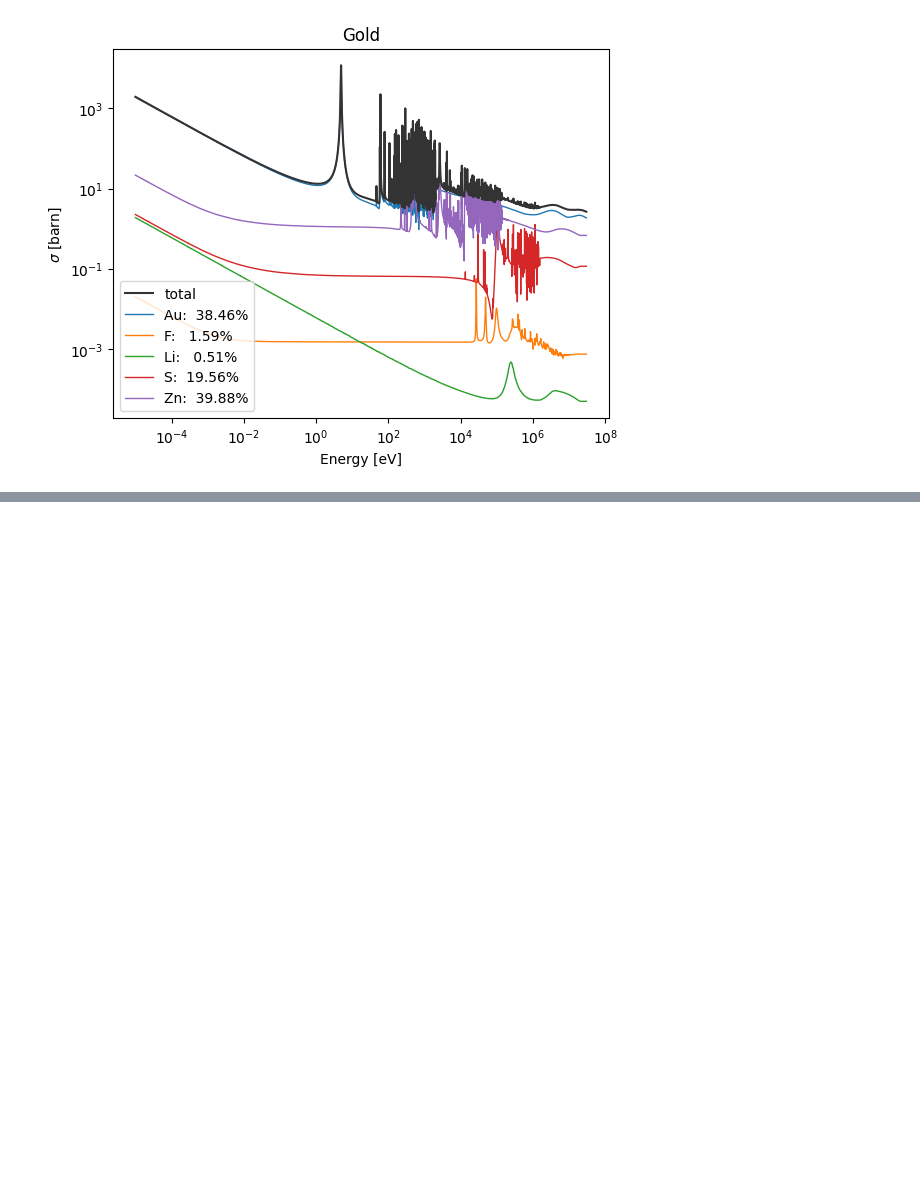
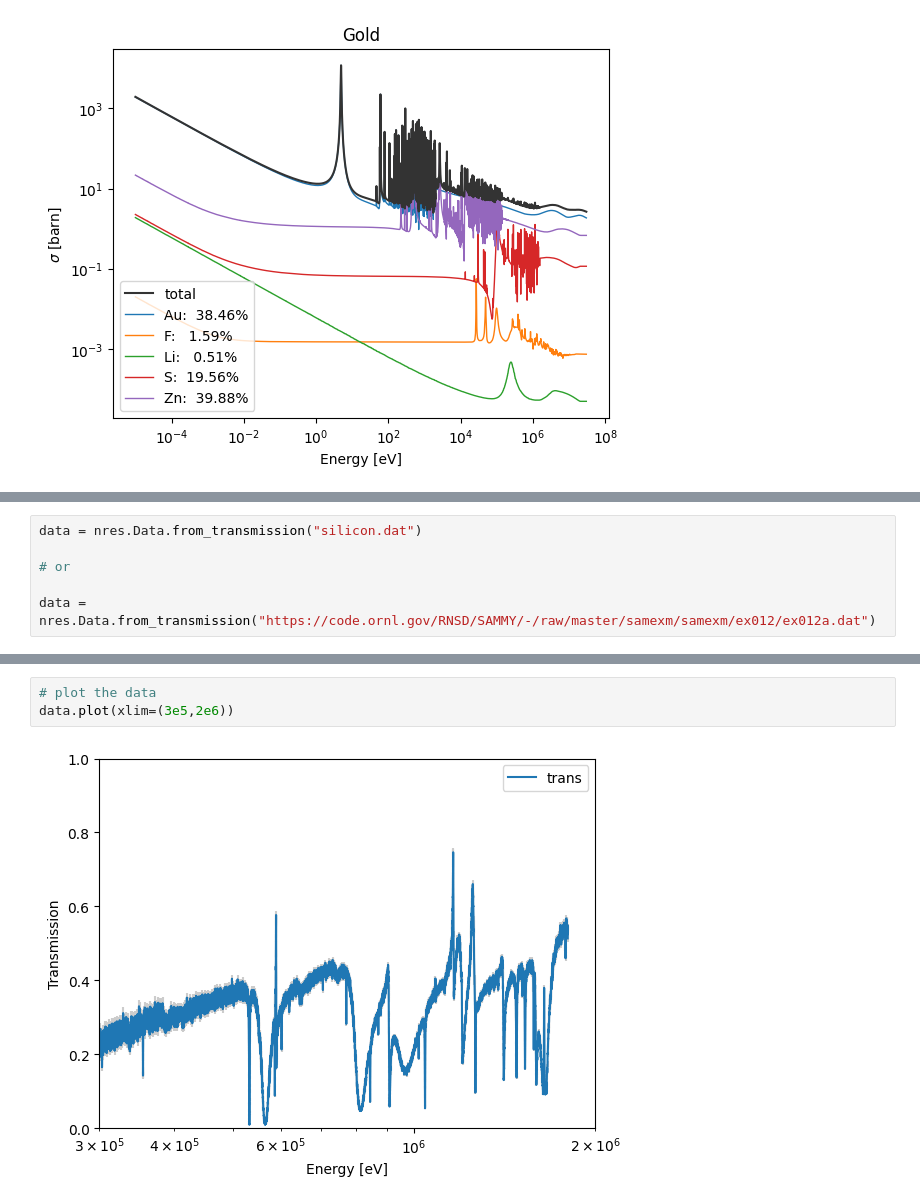
Before and after one commit to TsvikiHirsh/nres, a Jupyter notebook: notebooks/nres_demo.ipynb, the cells around one changed output, grey strips where cells are left out. Saved outputs shown, nothing was run; the diff lists cells and outputs as text; blank space fills up the shorter version.

Commit message:
add data section to demo

```diff
--- a/notebooks/nres_demo.ipynb
+++ b/notebooks/nres_demo.ipynb
@@ -269,0 +403,6 @@ golden_zns.plot(loglog=True)
+# %%
+data = nres.Data.from_transmission("silicon.dat")
+
+# or
+
+data = nres.Data.from_transmission("https://code.ornl.gov/RNSD/SAMMY/-/raw/master/samexm/samexm/ex012/ex012a.dat")
@@ -269,0 +436,5 @@ golden_zns.plot(loglog=True)
+# %%
+# plot the data
+data.plot(xlim=(3e5,2e6))
+# %% [output]
+[figure, added]
```
Also changed, not shown: parts of 9 cells of this notebook.
